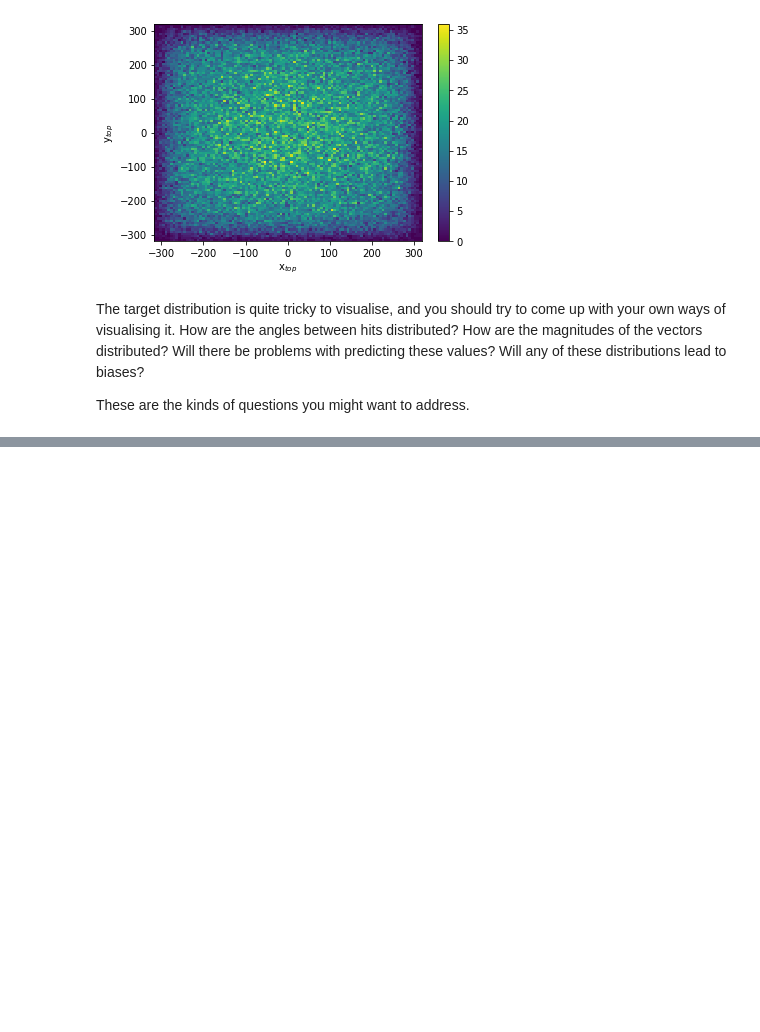
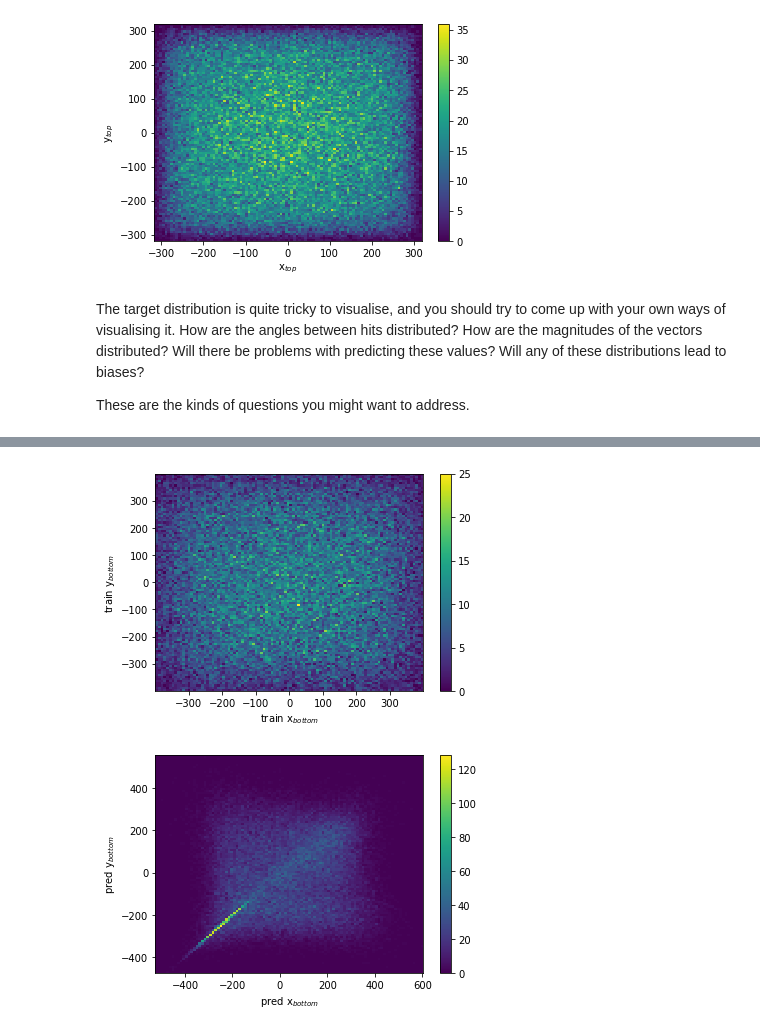
Before and after one commit to arshiaruina/physappsofAI, a Jupyter notebook: project/DampeDataExploration.ipynb, the cells around one changed output, grey strips where cells are left out. Drawn from its saved outputs; the diff is of its cells as text; code cells hidden in the pictures; blank space fills up the shorter version.

```diff
--- a/project/DampeDataExploration.ipynb
+++ b/project/DampeDataExploration.ipynb
@@ -412,0 +341,18 @@ _________________________________________________________________
+# %%
+ins = Input(shape=(14,22,1))
+h1 = Conv2D(filters=50,
+            kernel_size=(4,4),
+            strides=(1,1),
+            padding='valid',
+            data_format='channels_last',
+            activation='relu')(ins)
+h2 = Conv2D(filters=20,
+            kernel_size=(4,4),
+            strides=(1,1),
+            padding='valid',
+            data_format='channels_last',
+            activation='relu')(h1)
+h3 = GlobalAveragePooling2D()(h2)
+h4 = Dense(units=4,activation='relu')(h3)
+outs = Dense(units=4,activation='linear')(h4)
+model = Model(inputs=ins,outputs=outs)
@@ -412,0 +473,15 @@ _________________________________________________________________
+# %%
+plt.hist2d(training_labels[:, 0], training_labels[:, 2], bins=100)
+plt.xlabel('train x$_{bottom}$')
+plt.ylabel('train y$_{bottom}$')
+plt.colorbar()
+plt.show()
+
+plt.hist2d(predictions[:, 0], predictions[:, 2], bins=100)
+plt.xlabel('pred x$_{bottom}$')
+plt.ylabel('pred y$_{bottom}$')
+plt.colorbar()
+plt.show()
+# %% [output]
+[figure, added]
+[figure, added]
```
Also changed, not shown: parts of 27 cells of this notebook.
